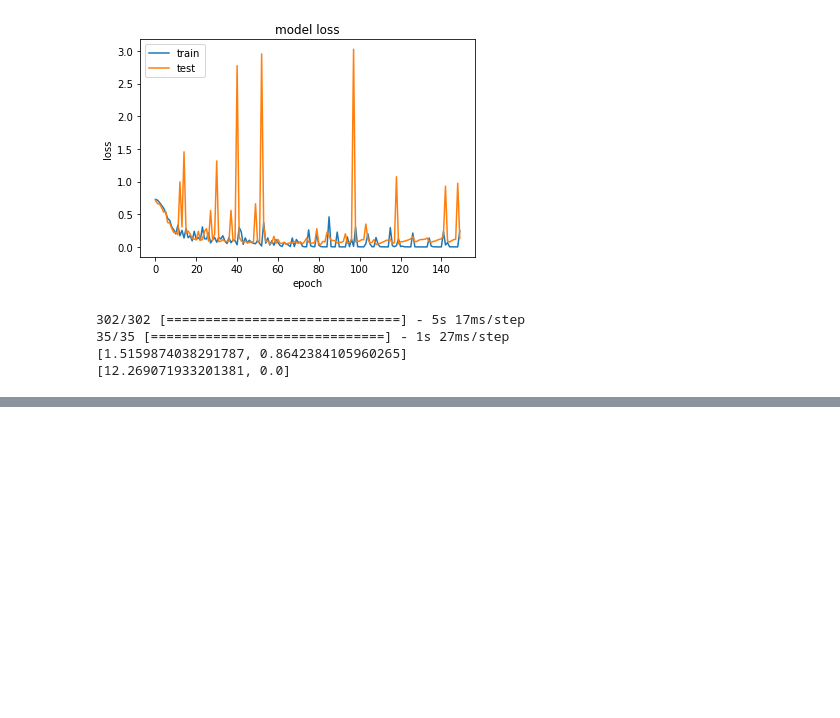
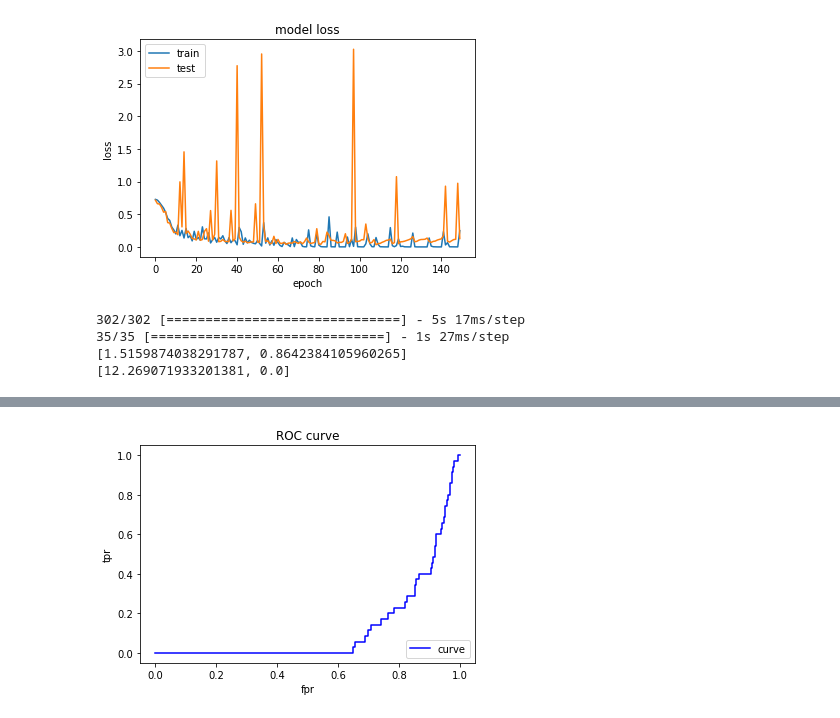
Before and after one commit to antoniomuso/PeterPen, a Jupyter notebook: LSTM/lstm_dropout.ipynb, the cells around one changed output, grey strips where cells are left out. Saved outputs shown, nothing was run; the diff lists cells and outputs as text; code cells hidden in the pictures; blank space fills up the shorter version.

Commit message:
aggiunte ROC curve

```diff
--- a/LSTM/lstm_dropout.ipynb
+++ b/LSTM/lstm_dropout.ipynb
@@ -88,7 +88,7 @@ def xy_data(labelled_data):
 
     return np.array(x_data), np.array(y_labels)
 
-labelled_data_dg = labelled_data_d * 8 + labelled_data_g
+labelled_data_dg = labelled_data_d  + labelled_data_g
 random.shuffle(labelled_data_dg)
 
 data_dg, label_dg = xy_data(labelled_data_dg)
@@ -212,7 +212,8 @@ plt.legend(['train', 'test'], loc='upper left')
 <matplotlib.legend.Legend at 0x...>
 [figure]
 # %%
-model.save('model_manuel_good_performance.h5')
+model_manuel = load_model('model_manuel_good_performance.h5')
+model_giovanni = load_model('model_giovanni_good_performance.h5')
 model_dario_reloaded = load_model("model_dario_good_performance.h5")
 model_antonio_reloaded = load_model('model_antonio_good_performance.h5')
 # %%
@@ -242,0 +232,30 @@ model_dario_reloaded.evaluate(attack, np.zeros(attack.shape[0]))
+# %%
+from sklearn.metrics import roc_curve
+
+with open(os.path.join(file_path ,'Alessando_1_pad.json'), 'r') as f:
+    attack = json.load(f)
+
+attack = np.array(attack)
+
+
+
+predict = model_manuel.predict(data_dg).ravel()
+fpr_keras, tpr_keras, thresholds_keras = roc_curve(label_dg, predict)
+#print(model_giovanni.evaluate(data_dg, label_dg))
+#print(model_manuel.evaluate(data_dg, label_dg))
+#print(model_antonio_reloaded.evaluate(data_dg, label_dg))
+#attack
+# %%
+%matplotlib inline
+import matplotlib.pyplot as plt
+import sklearn.metrics as metrics
+roc_auc = metrics.auc(fpr_keras, tpr_keras)
+
+plt.plot(fpr_keras,tpr_keras,'b', label = 'AUC = %0.2f' % roc_auc)
+plt.title('ROC curve')
+plt.ylabel('tpr')
+plt.xlabel('fpr')
+plt.legend(['curve'], loc='lower right')
+plt.savefig('ROC_curve_Manuel')
+# %% [output]
+[figure, added]
```
Also changed, not shown: parts of 2 cells of this notebook, 4 other files.
